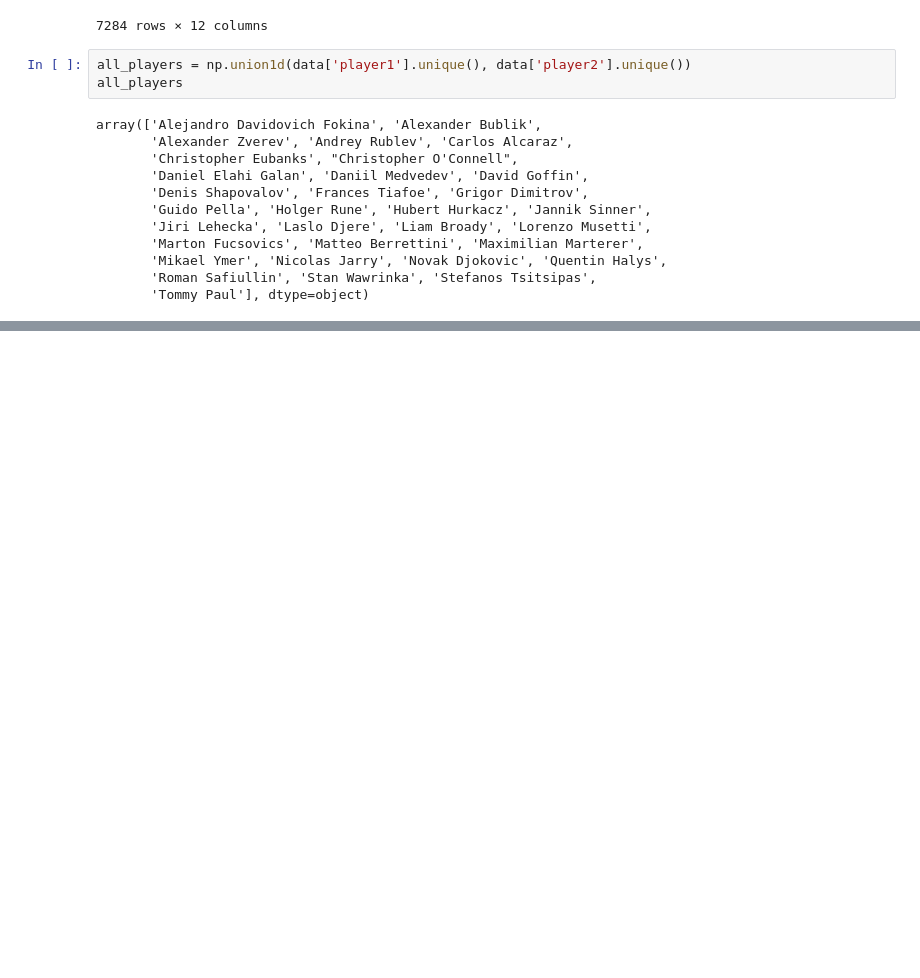
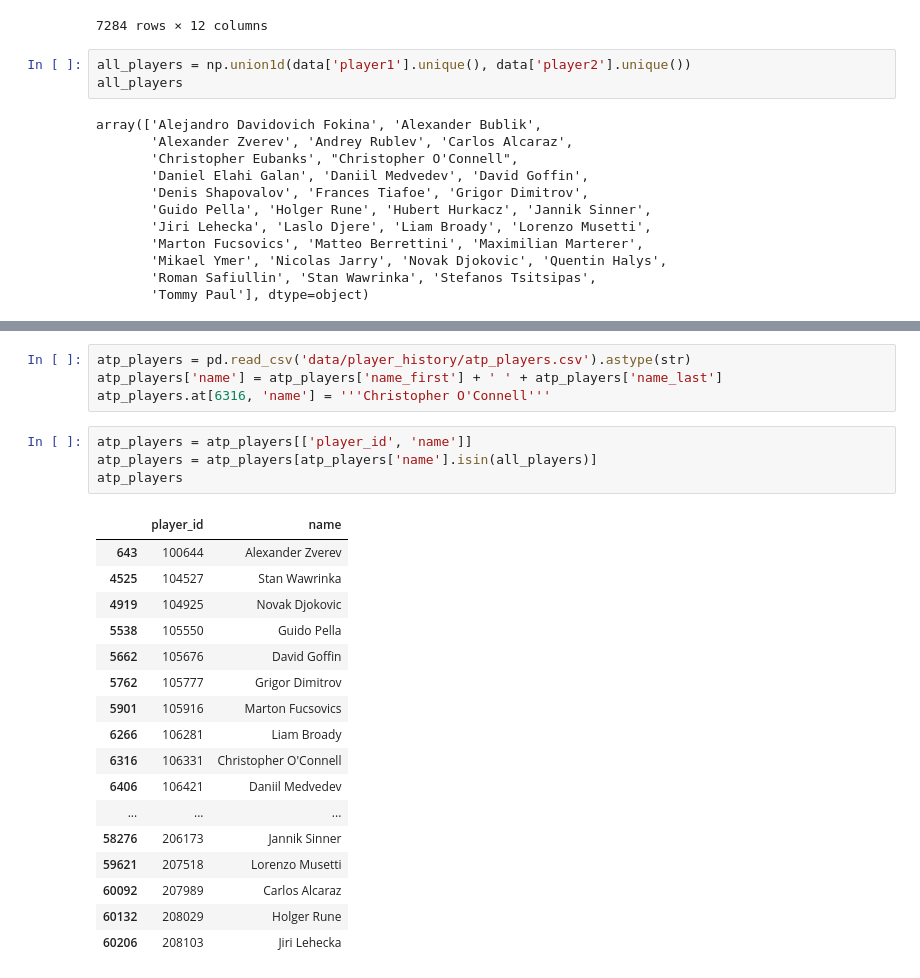
Before and after one commit to UsanoCoCr/tennis24, a Jupyter notebook: quality_elo.ipynb, the cells around one changed output, grey strips where cells are left out. Drawn from its saved outputs; the diff is of its cells as text; blank space fills up the shorter version.

```diff
--- a/quality_elo.ipynb
+++ b/quality_elo.ipynb
@@ -206,0 +194,26 @@ data
+# %%
+atp_players = pd.read_csv('data/player_history/atp_players.csv').astype(str)
+atp_players['name'] = atp_players['name_first'] + ' ' + atp_players['name_last']
+atp_players.at[6316, 'name'] = '''Christopher O'Connell'''
+# %%
+atp_players = atp_players[['player_id', 'name']]
+atp_players = atp_players[atp_players['name'].isin(all_players)]
+atp_players
+# %% [output]
+|  | player_id | name |
+| 643 | 100644 | Alexander Zverev |
+| 4525 | 104527 | Stan Wawrinka |
+| 4919 | 104925 | Novak Djokovic |
+| 5538 | 105550 | Guido Pella |
+| 5662 | 105676 | David Goffin |
+| 5762 | 105777 | Grigor Dimitrov |
+| 5901 | 105916 | Marton Fucsovics |
+| 6266 | 106281 | Liam Broady |
+| 6316 | 106331 | Christopher O'Connell |
+| 6406 | 106421 | Daniil Medvedev |
+| ... | ... | ... |
+| 58276 | 206173 | Jannik Sinner |
+| 59621 | 207518 | Lorenzo Musetti |
+| 60092 | 207989 | Carlos Alcaraz |
+| 60132 | 208029 | Holger Rune |
+| 60206 | 208103 | Jiri Lehecka |
```
Also changed, not shown: parts of 19 cells of this notebook, 1 other file.
